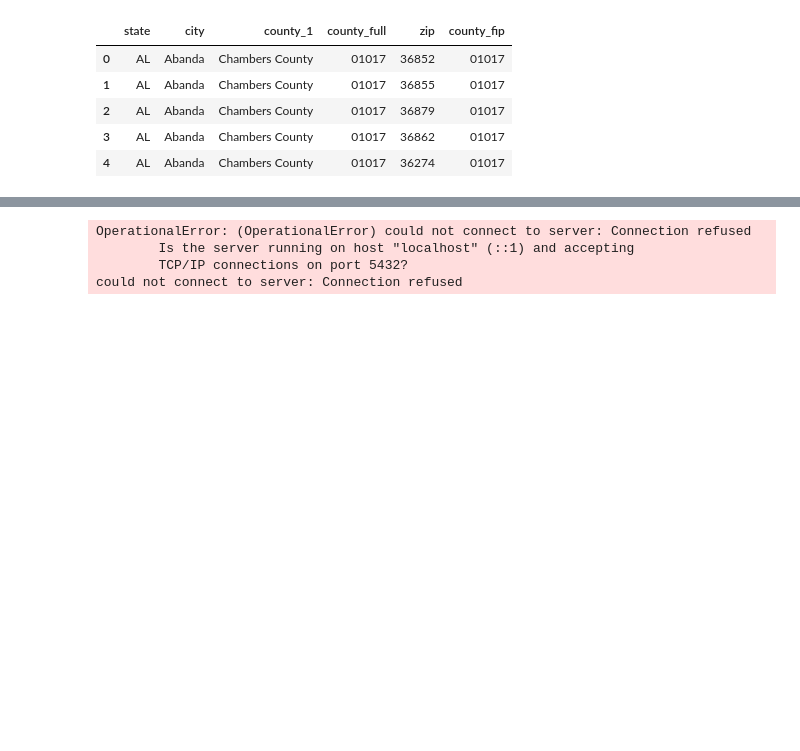
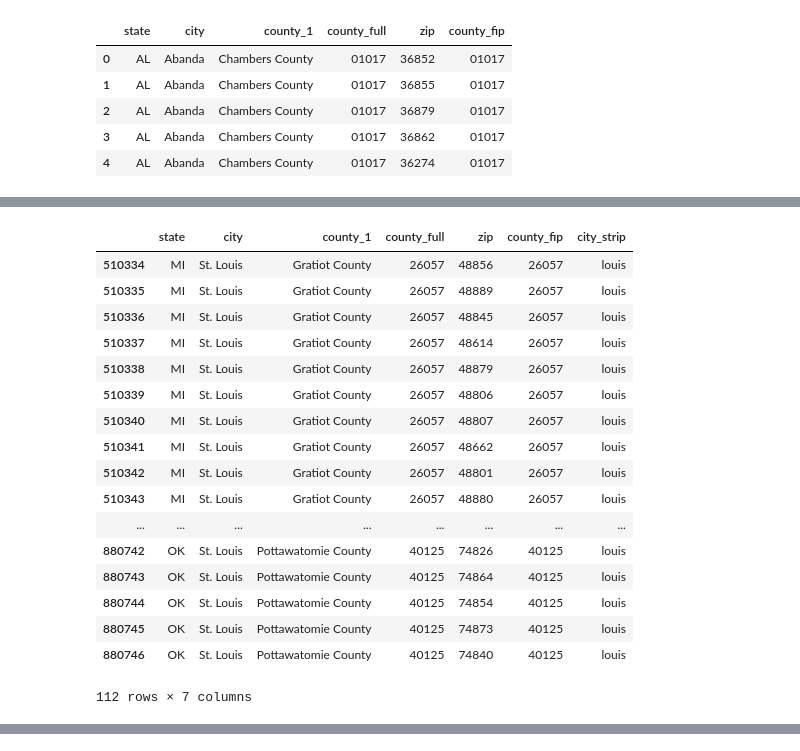
Before and after one commit to aurel1212/medicare-project, a Jupyter notebook: script/zip_county_lookup_merge.ipynb, the cells around one changed output, grey strips where cells are left out. Drawn from its saved outputs; the diff is of its cells as text; code cells hidden in the pictures; blank space fills up the shorter version.

```diff
--- a/script/zip_county_lookup_merge.ipynb
+++ b/script/zip_county_lookup_merge.ipynb
@@ -80,3 +101,24 @@ NameError: name 'df_merge' is not defined
+# %%
+df_merge[df_merge['city']=='St. Louis']
+# %% [output]
+|  | state | city | county_1 | county_full | zip | county_fip | city_strip |
+| 510334 | MI | St. Louis | Gratiot County | 26057 | 48856 | 26057 | louis |
+| 510335 | MI | St. Louis | Gratiot County | 26057 | 48889 | 26057 | louis |
+| 510336 | MI | St. Louis | Gratiot County | 26057 | 48845 | 26057 | louis |
+| 510337 | MI | St. Louis | Gratiot County | 26057 | 48614 | 26057 | louis |
+| 510338 | MI | St. Louis | Gratiot County | 26057 | 48879 | 26057 | louis |
+| 510339 | MI | St. Louis | Gratiot County | 26057 | 48806 | 26057 | louis |
+| 510340 | MI | St. Louis | Gratiot County | 26057 | 48807 | 26057 | louis |
+| 510341 | MI | St. Louis | Gratiot County | 26057 | 48662 | 26057 | louis |
+| 510342 | MI | St. Louis | Gratiot County | 26057 | 48801 | 26057 | louis |
+| 510343 | MI | St. Louis | Gratiot County | 26057 | 48880 | 26057 | louis |
+| ... | ... | ... | ... | ... | ... | ... | ... |
+| 880742 | OK | St. Louis | Pottawatomie County | 40125 | 74826 | 40125 | louis |
+| 880743 | OK | St. Louis | Pottawatomie County | 40125 | 74864 | 40125 | louis |
+| 880744 | OK | St. Louis | Pottawatomie County | 40125 | 74854 | 40125 | louis |
+| 880745 | OK | St. Louis | Pottawatomie County | 40125 | 74873 | 40125 | louis |
+| 880746 | OK | St. Louis | Pottawatomie County | 40125 | 74840 | 40125 | louis |
+112 rows × 7 columns
 # %%
 df_fips[df_fips['county_full']=='01017']
 # %% [output]
@@ -92,10 +134,3 @@ df_fips[df_fips['county_full']=='01017']
 | 497 | AL | 01 | Standing Rock | 72720 | 017 | Chambers County | 017 | Chambers County | 01017 |
 | 539 | AL | 01 | Valley | 78204 | 017 | Chambers County | 017 | Chambers County | 01017 |
 | 555 | AL | 01 | Waverly | 80256 | 017,081 | Chambers County, Lee County | 017 | Chambers County | 01017 |
-# %%
-df_fips.to_csv('..')
-# %% [output]
-OperationalError: (OperationalError) could not connect to server: Connection refused
-        Is the server running on host "localhost" (::1) and accepting
-        TCP/IP connections on port 5432?
-could not connect to server: Connection refused
```
Also changed, not shown: parts of 9 cells of this notebook, 1 other file.
